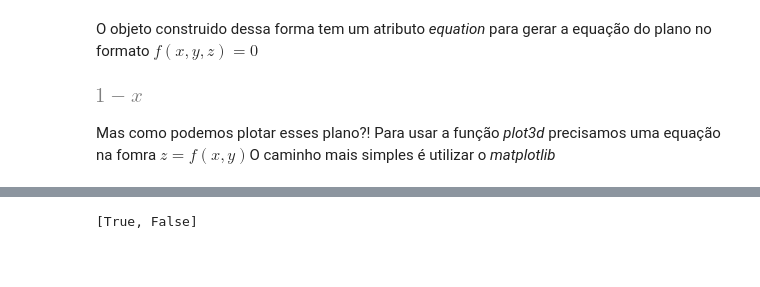
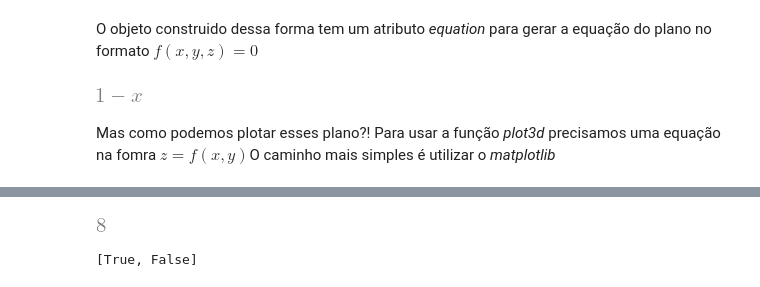
Before and after one commit to vnikoofard/vector-calculus-with-computer, a Jupyter notebook: Sympy/05-Notes-PT.ipynb, the cells around one changed output, grey strips where cells are left out. Saved outputs shown, nothing was run; the diff lists cells and outputs as text; code cells hidden in the pictures; blank space fills up the shorter version.

```diff
--- a/Sympy/05-Notes-PT.ipynb
+++ b/Sympy/05-Notes-PT.ipynb
@@ -1267,18 +1269,26 @@ import numpy as np
 import matplotlib.pyplot as plt
 from mpl_toolkits.mplot3d import Axes3D
 
-yy, zz = np.meshgrid(np.arange(-2,2,0.01), np.arange(-2,2,0.01))
-xx = np.ones(yy.shape)
 
 ax = plt.subplot(projection='3d')
 
 # o plano x=1
+yy, zz = np.meshgrid(np.arange(-4,4), np.arange(0,4))
+xx = np.ones(yy.shape)
+
 ax.plot_surface(xx, 2*yy, zz)
 
-# o plano y=-2
-ax.plot_surface(2*yy,-2*xx,zz)
+# o plano y=0
+xx, zz = np.meshgrid(np.arange(-4,4), np.arange(0,4))
+yy = np.zeros(yy.shape)
+ax.plot_surface(xx,yy,zz,shade=False)
 
-ax.plot_surface(yy,zz,1/5*z(yy,zz))
+#lambdify a função z
+xx, yy = np.meshgrid(np.arange(-2,2,0.1), np.arange(-2,2,0.1))
+zz = lambdify([x,y], z(x,y))
+
+ax.plot_surface(xx,yy,zz(xx,yy),shade=True)
+
 ax.set_xlabel('X')
 ax.set_ylabel('Y')
 ax.set_zlabel('Z')
@@ -1301,0 +1303,4 @@ ValueError: Argument Z must be 2-dimensional.
+# %%
+zz(2,2)
+# %% [output]
+[figure, added]
```
Also changed, not shown: parts of 17 cells of this notebook, 2 other files.
